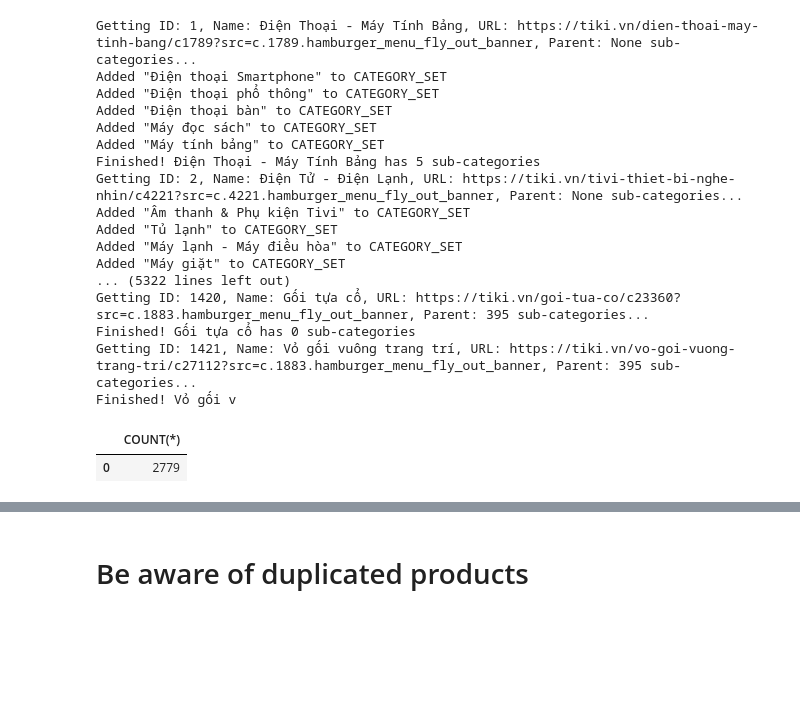
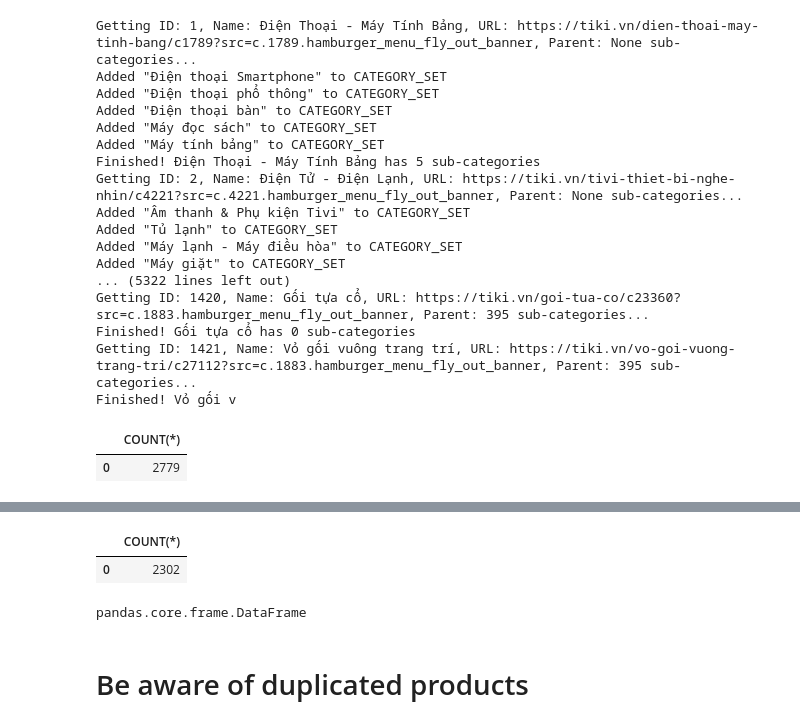
Before and after one commit to tannguyen2512/CS_week2_project_scrape_Tiki_categories_products, a Jupyter notebook: WeeklyProject_Get_Tiki_main_categories_sub_categories.ipynb, the cells around one changed output, grey strips where cells are left out. Cells and saved outputs as stored; diff of their text form; code cells hidden in the pictures; blank space fills up the shorter version.

```diff
--- a/WeeklyProject_Get_Tiki_main_categories_sub_categories.ipynb
+++ b/WeeklyProject_Get_Tiki_main_categories_sub_categories.ipynb
@@ -522,3 +526,12 @@ select_query('SELECT * FROM categories ORDER BY ID DESC LIMIT 5')
+# %%
+select_query('SELECT COUNT(*) FROM (SELECT * FROM categories WHERE id IN (SELECT DISTINCT id FROM categories EXCEPT SELECT DISTINCT parent_id FROM categories))')
+# %% [output]
+|  | COUNT(*) |
+| 0 | 2302 |
+# %%
+type(tmp)
+# %% [output]
+pandas.core.frame.DataFrame
 # %% [markdown]
 # Be aware of duplicated products
 # %% [markdown]
```
Also changed, not shown: parts of 4 cells of this notebook, 1 other file.
